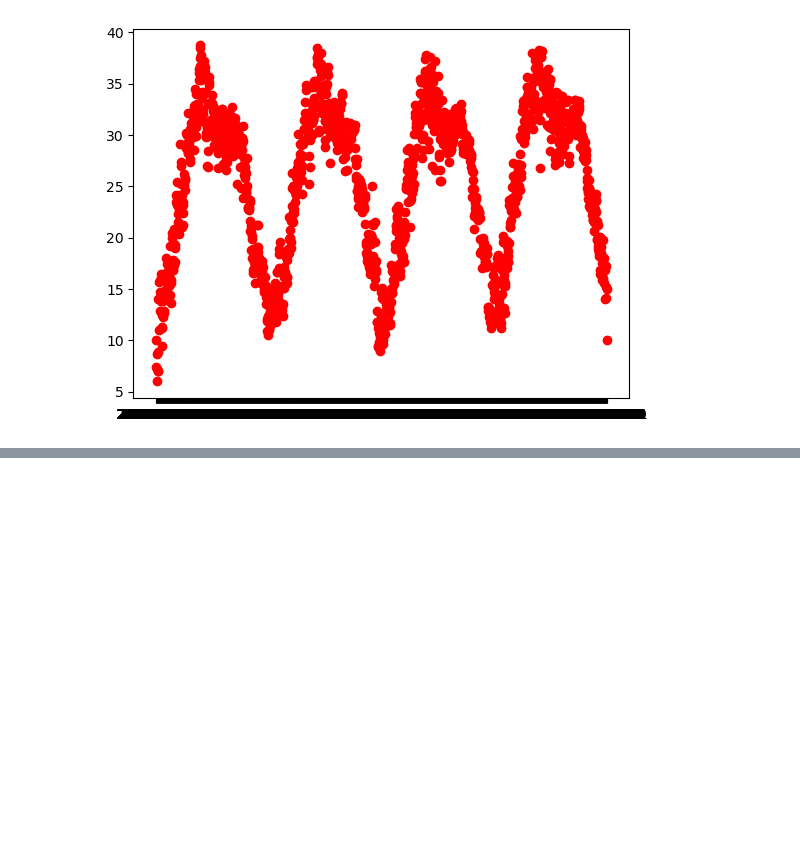
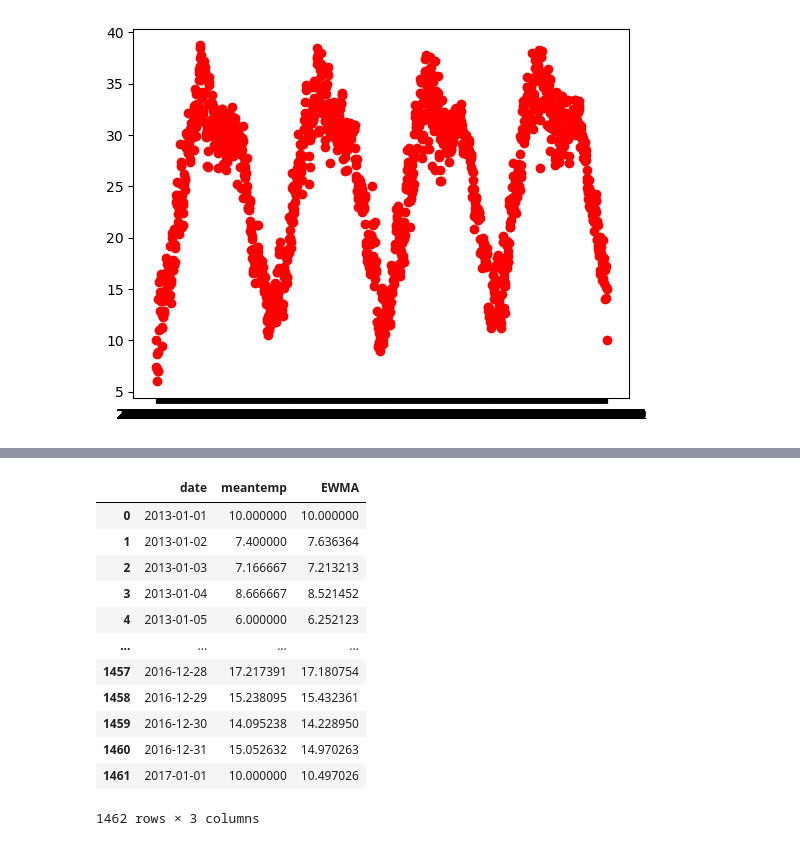
Before and after one commit to AyushVaZe67/Deep-Learning, a Jupyter notebook: Learning/EWMA.ipynb, the cells around one changed output, grey strips where cells are left out. Drawn from its saved outputs; the diff is of its cells as text; code cells hidden in the pictures; blank space fills up the shorter version.

```diff
--- a/Learning/EWMA.ipynb
+++ b/Learning/EWMA.ipynb
@@ -29,0 +49,16 @@ plt.scatter(df['date'],df['meantemp'],color='red')
+# %%
+df
+# %% [output]
+|  | date | meantemp | EWMA |
+| 0 | 2013-01-01 | 10.000000 | 10.000000 |
+| 1 | 2013-01-02 | 7.400000 | 7.636364 |
+| 2 | 2013-01-03 | 7.166667 | 7.213213 |
+| 3 | 2013-01-04 | 8.666667 | 8.521452 |
+| 4 | 2013-01-05 | 6.000000 | 6.252123 |
+| ... | ... | ... | ... |
+| 1457 | 2016-12-28 | 17.217391 | 17.180754 |
+| 1458 | 2016-12-29 | 15.238095 | 15.432361 |
+| 1459 | 2016-12-30 | 14.095238 | 14.228950 |
+| 1460 | 2016-12-31 | 15.052632 | 14.970263 |
+| 1461 | 2017-01-01 | 10.000000 | 10.497026 |
+1462 rows × 3 columns
```
Also changed, not shown: parts of 4 cells of this notebook.
